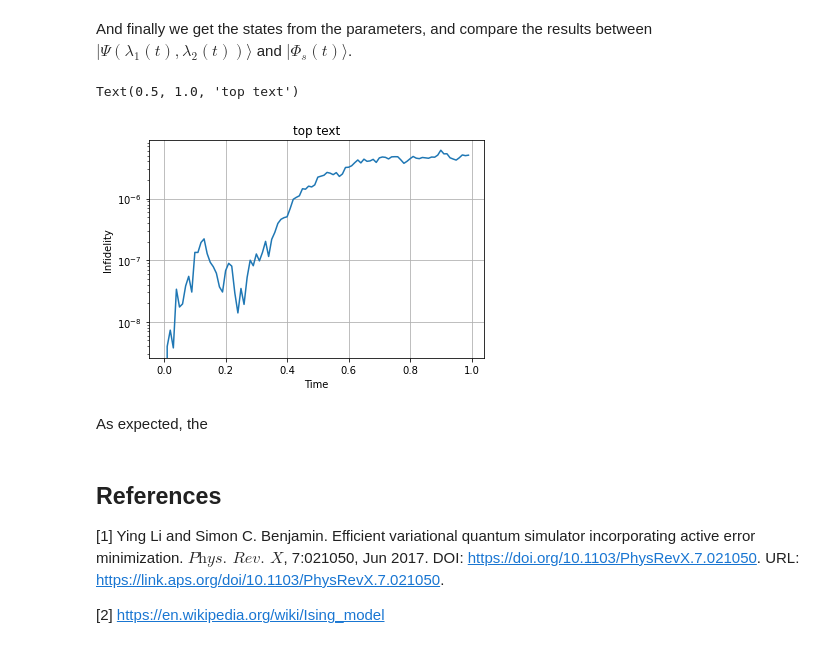
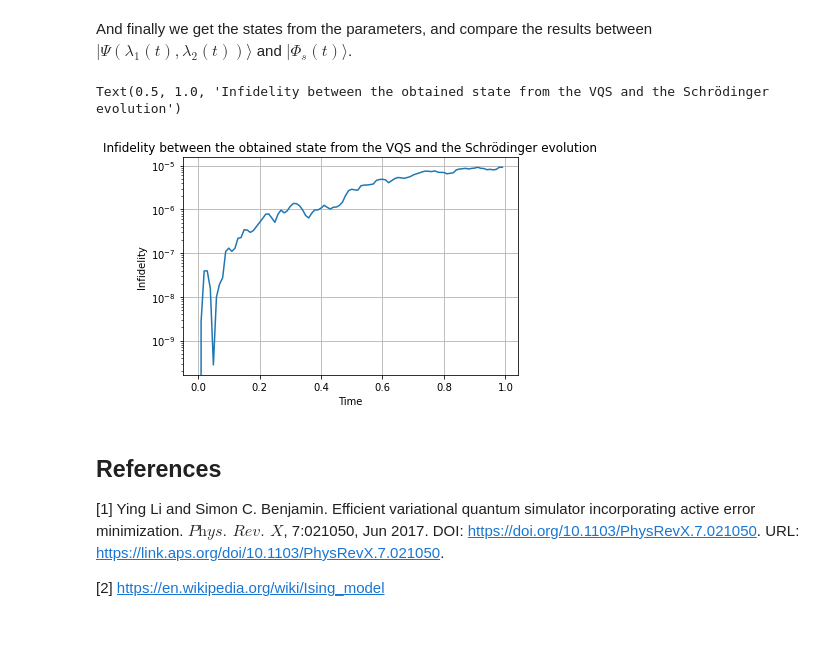
Before and after one commit to lezav/variational_quantum_simulation, a Jupyter notebook: 2qubits_simulation_tutorial.ipynb, the cells around one changed output. Drawn from its saved outputs; the diff is of its cells as text; code cells hidden in the pictures.

```diff
--- a/2qubits_simulation_tutorial.ipynb
+++ b/2qubits_simulation_tutorial.ipynb
@@ -120,3 +111,5 @@ initial_state_s = initial_state_s/np.linalg.norm(initial_state_s)
+# %%
+initial_state_s = state_from_parameters(params_init, ops, fs, ini_state)
 # %% [markdown]
 The Schrödinger equation is then solved numerically using the Euler's method
 # %%
@@ -129,23 +122,22 @@ And finally we get the states from the parameters, and compare the results betwe
 # %%
 # From params to the state psi(lambda)
 
-psi_lambda_t = trial_state_ising(lambda_k_t, ini_state, fs, ops, Nt)
+psi_lambda_t = [state_from_parameters(lambda_k_t[t], ops, fs, ini_state) for t in range(Nt)]
+
 
 # Calculate infidelity from the circuit vqs with the schrodinger equation solution using matrix exponentiation
 
 inf_array = [state_infidelity(numeric_evolution[t], psi_lambda_t[t]) for t in range(Nt)]
 
 plt.plot(dt*np.arange(Nt), inf_array)
 plt.xlabel("Time")
 plt.ylabel("Infidelity")
 plt.yscale("log")
 plt.grid()
-plt.title("top text")
+plt.title("Infidelity between the obtained state from the VQS and the Schrödinger evolution")
 # %% [output]
-Text(0.5, 1.0, 'top text')
+Text(0.5, 1.0, 'Infidelity between the obtained state from the VQS and the Schrödinger evolution')
-[figure, old version]
+[figure, new version]
-# %% [markdown]
-As expected, the
 # %% [markdown]
 ## References
 
```
Also changed, not shown: parts of 5 cells of this notebook, 3 other files.
